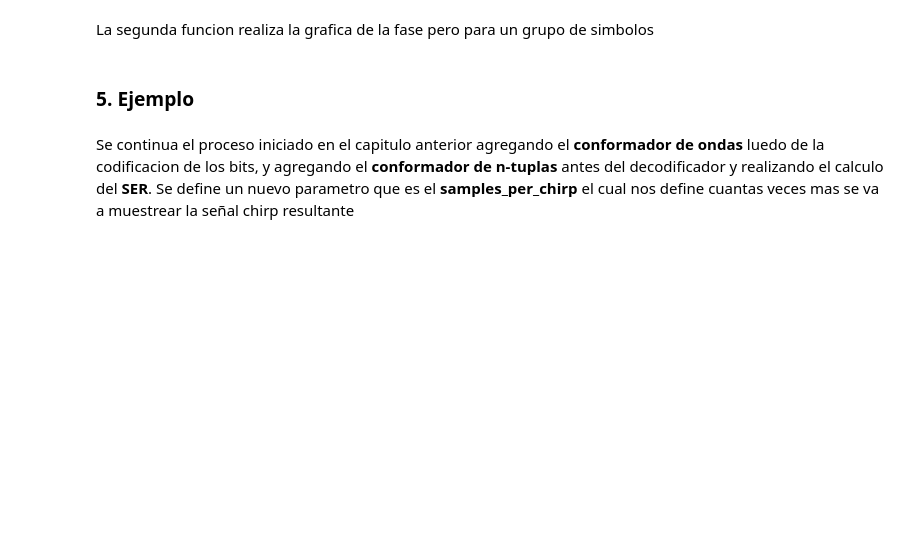
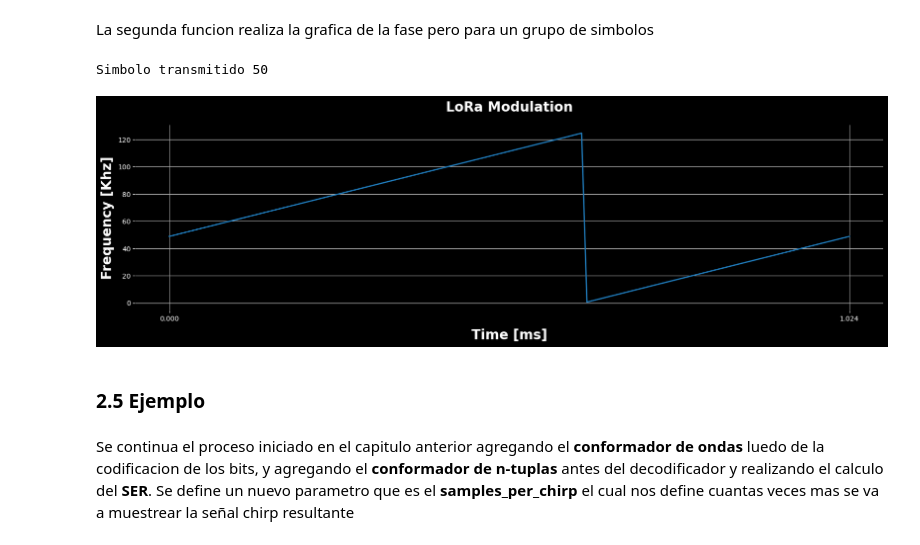
Before and after one commit to nicopinera/com-dig, a Jupyter notebook: Entregas/TerceraEntrega.ipynb, the cells around one changed output. Saved outputs shown, nothing was run; the diff lists cells and outputs as text; code cells hidden in the pictures; blank space fills up the shorter version.

```diff
--- a/Entregas/TerceraEntrega.ipynb
+++ b/Entregas/TerceraEntrega.ipynb
@@ -471,5 +545,34 @@ def graficar_todas_las_senales_moduladas(simbolos_modulados, SF, samples_per_chi
+# %%
+# ------------------------------ MAIN --------------------------------------------------------------------------
+sf = 7  # Spreading factor
+Bw = 125  # Khz
+Ts = 2**sf / Bw  # Tiempo de simbolo
+n_data = 1  # numero de datos a transmitir
+spc = 1  # samples per 1/B
+sps = int(2**sf * spc)  # samples = int(2**sf*1/delta) # samples per symbol
+variance = 0.13
+
+# symbs, data_tx_f  = generate_symbols(sf, n_data, Bw, sps) # symbs son los datos generados aleatoriamente, data_tx son los crirp en frecuencia
+t_c = np.linspace(0, Ts, sps)
+symb = 50
+data_tx_f = generate_chirp(symb, sf, Bw, t_c, sps)
+
+print("Simbolo transmitido", symb)
+# Grafico Frecuencia vs tiempo
+fig1, ax1 = plt.subplots(1, figsize=(20, 5))
+fig1.patch.set_facecolor("black")
+
+t = np.linspace(0, Ts, sps)
+
+# Grafico Frecuencia vs tiempo
+plot_waveform(
+    ax1, t, data_tx_f, "Time [ms]", "Frequency [Khz]", "LoRa Modulation", Ts, sps
+)
+# %% [output]
+Simbolo transmitido 50
+[figure, added]
 # %% [markdown]
-### 5. Ejemplo
+### 2.5 Ejemplo
 # %% [markdown]
 Se continua el proceso iniciado en el capitulo anterior agregando el **conformador de ondas** luedo de la codificacion de los bits, y agregando el **conformador de n-tuplas** antes del decodificador y realizando el calculo del **SER**. Se define un nuevo parametro que es el **samples_per_chirp** el cual nos define cuantas veces mas se va a muestrear la señal chirp resultante
 # %%
```
Also changed, not shown: parts of 49 cells of this notebook, 1 other file.
